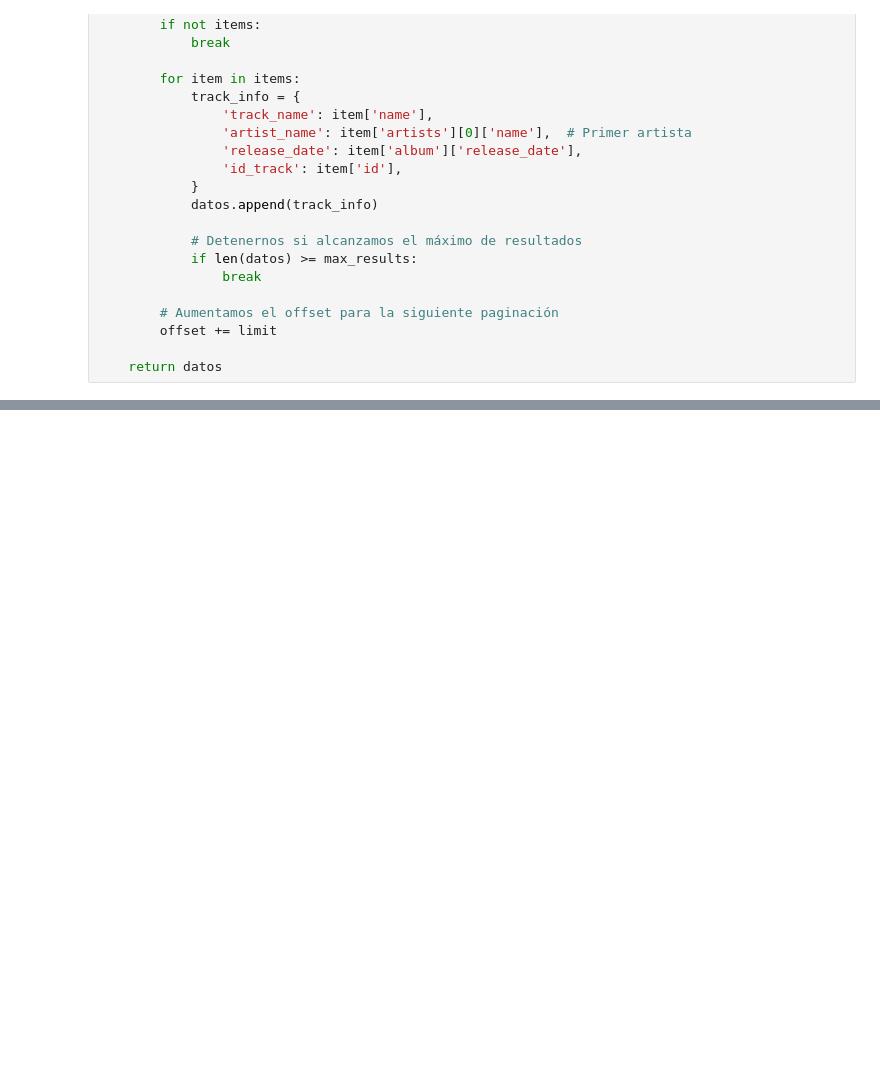
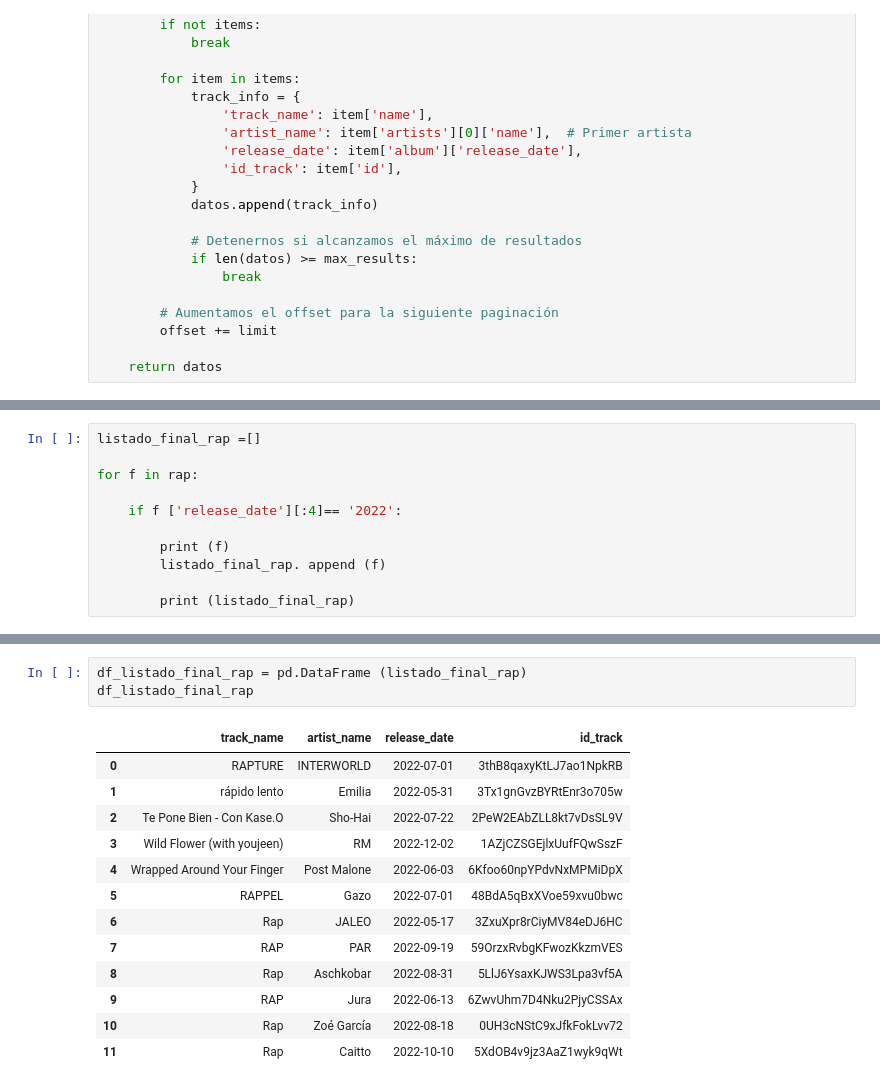
Before and after one commit to NuriaSalasVazquez/da-project-promo-49-modulo-2-team-4, a Jupyter notebook: extraccion2022.ipynb, the cells around one changed output, grey strips where cells are left out. Cells and saved outputs as stored; diff of their text form; blank space fills up the shorter version.

```diff
--- a/extraccion2022.ipynb
+++ b/extraccion2022.ipynb
@@ -153 +308,12 @@ df_rap
 200 rows × 4 columns
+# %%
+listado_final_rap =[]
+
+for f in rap:
+
+    if f ['release_date'][:4]== '2022':
+
+        print (f)
+        listado_final_rap. append (f)
+
+        print (listado_final_rap)
@@ -154,2 +338,19 @@ df_rap
+# %%
+df_listado_final_rap = pd.DataFrame (listado_final_rap)
+df_listado_final_rap
+# %% [output]
+|  | track_name | artist_name | release_date | id_track |
+| 0 | RAPTURE | INTERWORLD | 2022-07-01 | 3thB8qaxyKtLJ7ao1NpkRB |
+| 1 | rápido lento | Emilia | 2022-05-31 | 3Tx1gnGvzBYRtEnr3o705w |
+| 2 | Te Pone Bien - Con Kase.O | Sho-Hai | 2022-07-22 | 2PeW2EAbZLL8kt7vDsSL9V |
+| 3 | Wild Flower (with youjeen) | RM | 2022-12-02 | 1AZjCZSGEjlxUufFQwSszF |
+| 4 | Wrapped Around Your Finger | Post Malone | 2022-06-03 | 6Kfoo60npYPdvNxMPMiDpX |
+| 5 | RAPPEL | Gazo | 2022-07-01 | 48BdA5qBxXVoe59xvu0bwc |
+| 6 | Rap | JALEO | 2022-05-17 | 3ZxuXpr8rCiyMV84eDJ6HC |
+| 7 | RAP | PAR | 2022-09-19 | 59OrzxRvbgKFwozKkzmVES |
+| 8 | Rap | Aschkobar | 2022-08-31 | 5LlJ6YsaxKJWS3Lpa3vf5A |
+| 9 | RAP | Jura | 2022-06-13 | 6ZwvUhm7D4Nku2PjyCSSAx |
+| 10 | Rap | Zoé García | 2022-08-18 | 0UH3cNStC9xJfkFokLvv72 |
+| 11 | Rap | Caitto | 2022-10-10 | 5XdOB4v9jz3AaZ1wyk9qWt |
 # %%
 rastreo_global ('indie')
```
Also changed, not shown: parts of 16 cells of this notebook.
